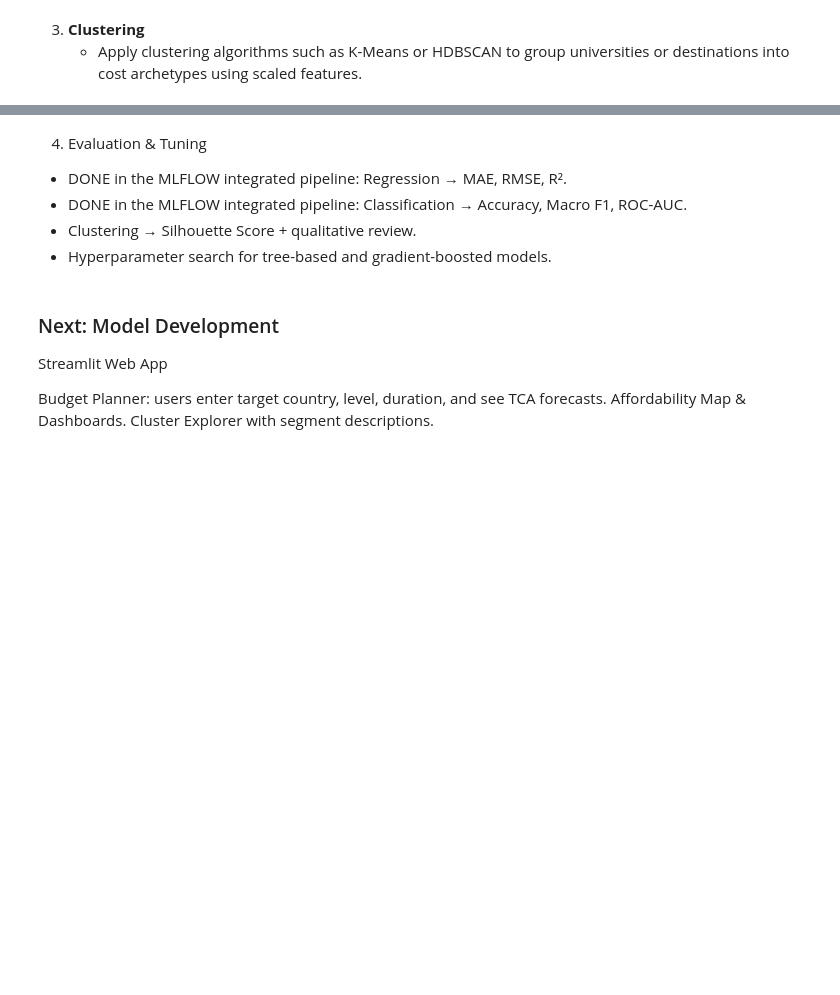
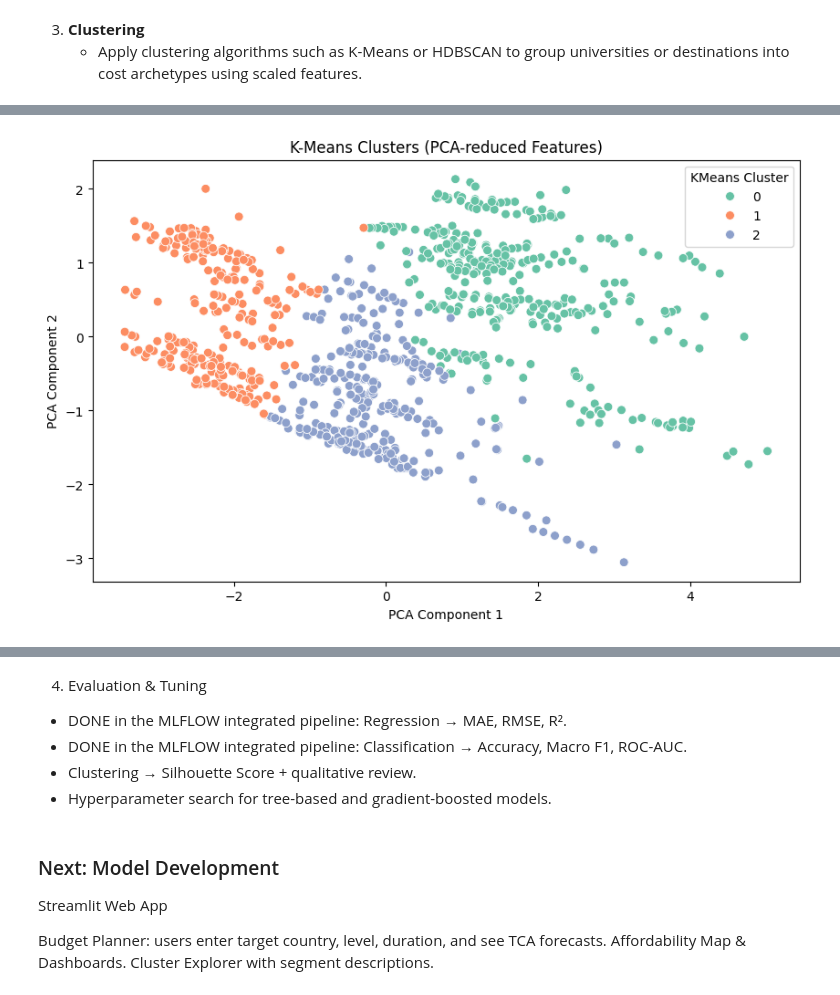
Before and after one commit to gibsongGH/SDS-CP030-edu-spend, a Jupyter notebook: submissions/team-members/cholpon-zhakshylykova/project.ipynb, the cells around one changed output, grey strips where cells are left out. Saved outputs shown, nothing was run; the diff lists cells and outputs as text; code cells hidden in the pictures; blank space fills up the shorter version.

```diff
--- a/submissions/team-members/cholpon-zhakshylykova/project.ipynb
+++ b/submissions/team-members/cholpon-zhakshylykova/project.ipynb
@@ -418,3 +418,18 @@ with open(report, "a") as f:
     f.write("-" * 60 + "\n")
     f.write(top_universities_df.to_string(index=False))
     f.write("\n"*2)
+# %%
+# import the data_full.csv file
+data_full = pd.read_csv("data_full.csv")
+#generate affordability-tier labels (e.g., Low/Medium/High) using quantile-based segmentation  in a new column upon the totaL-cost.
+
+# Generate affordability-tier labels using quantile-based segmentation
+data_full["Affordability"] = pd.qcut(data_full["Total_cost"], q=3, labels=["Low", "Medium", "High"])
+
+# View the updated DataFrame with the new column
+data_full[["Total_cost", "Affordability"]].head()
+# Save the preprocessed DataFrame to a CSV file
+
+data_full.to_csv("data_with_eng_features.csv", index=False)
+
+data_full.head()
@@ -548,0 +515,82 @@ HDBSCAN_Cluster
+# %%
+from sklearn.cluster import KMeans
+from sklearn.metrics import silhouette_score
+import hdbscan
+
+# Apply K-Means clustering
+kmeans = KMeans(n_clusters=3, random_state=42)
+kmeans_labels = kmeans.fit_predict(scaled_features)
+
+# Evaluate K-Means clustering using silhouette score
+silhouette_avg = silhouette_score(scaled_features, kmeans_labels)
+print(f"K-Means Silhouette Score: {silhouette_avg:.2f}")
+
+# Add K-Means cluster labels to the dataset
+data_full['KMeans_Cluster'] = kmeans_labels
+
+# Apply HDBSCAN clustering
+hdbscan_clusterer = hdbscan.HDBSCAN(min_cluster_size=10, min_samples=5)
+hdbscan_labels = hdbscan_clusterer.fit_predict(scaled_features)
+
+# Add HDBSCAN cluster labels to the dataset
+data_full['HDBSCAN_Cluster'] = hdbscan_labels
+
+# Display the updated dataset with cluster labels
+data_full[['University', 'Country', 'KMeans_Cluster', 'HDBSCAN_Cluster']].head()
+
+
+# Qualitative review of clusters
+kmeans_cluster_review = data_full.groupby("KMeans_Cluster")[["University", "Country"]].agg(
+    {"University": "count", "Country": lambda x: x.nunique()}
+).rename(columns={"University": "University_Count", "Country": "Unique_Countries"})
+
+hdbscan_cluster_review = data_full.groupby("HDBSCAN_Cluster")[["University", "Country"]].agg(
+    {"University": "count", "Country": lambda x: x.nunique()}
+).rename(columns={"University": "University_Count", "Country": "Unique_Countries"})
+
+
+print("K-Means Cluster Review:")
+print(kmeans_cluster_review)
+
+print("\nHDBSCAN Cluster Review:")
+print(hdbscan_cluster_review)
+
+
+
+import matplotlib.pyplot as plt
+import seaborn as sns
+from sklearn.decomposition import PCA
+
+# Reduce to 2 dimensions with PCA for visualization
+pca = PCA(n_components=2)
+reduced_features = pca.fit_transform(scaled_features)
+
+# Add PCA components to the dataset
+data_full['PCA1'] = reduced_features[:, 0]
+data_full['PCA2'] = reduced_features[:, 1]
+
+plt.figure(figsize=(10, 6))
+sns.scatterplot(data=data_full, x='PCA1', y='PCA2', hue='KMeans_Cluster', palette='Set2', s=50)
+plt.title("K-Means Clusters (PCA-reduced Features)")
+plt.xlabel("PCA Component 1")
+plt.ylabel("PCA Component 2")
+plt.legend(title="KMeans Cluster")
+plt.show()
+
+
+plt.figure(figsize=(10, 6))
+sns.scatterplot(data=data_full, x='PCA1', y='PCA2', hue='HDBSCAN_Cluster', palette='tab10', s=50)
+plt.title("HDBSCAN Clusters (PCA-reduced Features)")
+plt.xlabel("PCA Component 1")
+plt.ylabel("PCA Component 2")
+plt.legend(title="HDBSCAN Cluster")
+plt.show()
+
+plt.figure(figsize=(10, 6))
+sns.scatterplot(data=data_full, x='PCA1', y='PCA2', hue='HDBSCAN_Cluster', palette='tab10', s=50)
+plt.title("HDBSCAN Clusters (with Noise) - PCA Visualization")
+plt.xlabel("PCA1")
+plt.ylabel("PCA2")
+plt.legend(title='Cluster', loc='best', bbox_to_anchor=(1.05, 1))
+plt.show()
+# %% [output]
@@ -548,0 +614 @@ HDBSCAN_Cluster
+[figure, added]
```
Also changed, not shown: parts of 9 cells of this notebook, 1 other file.
